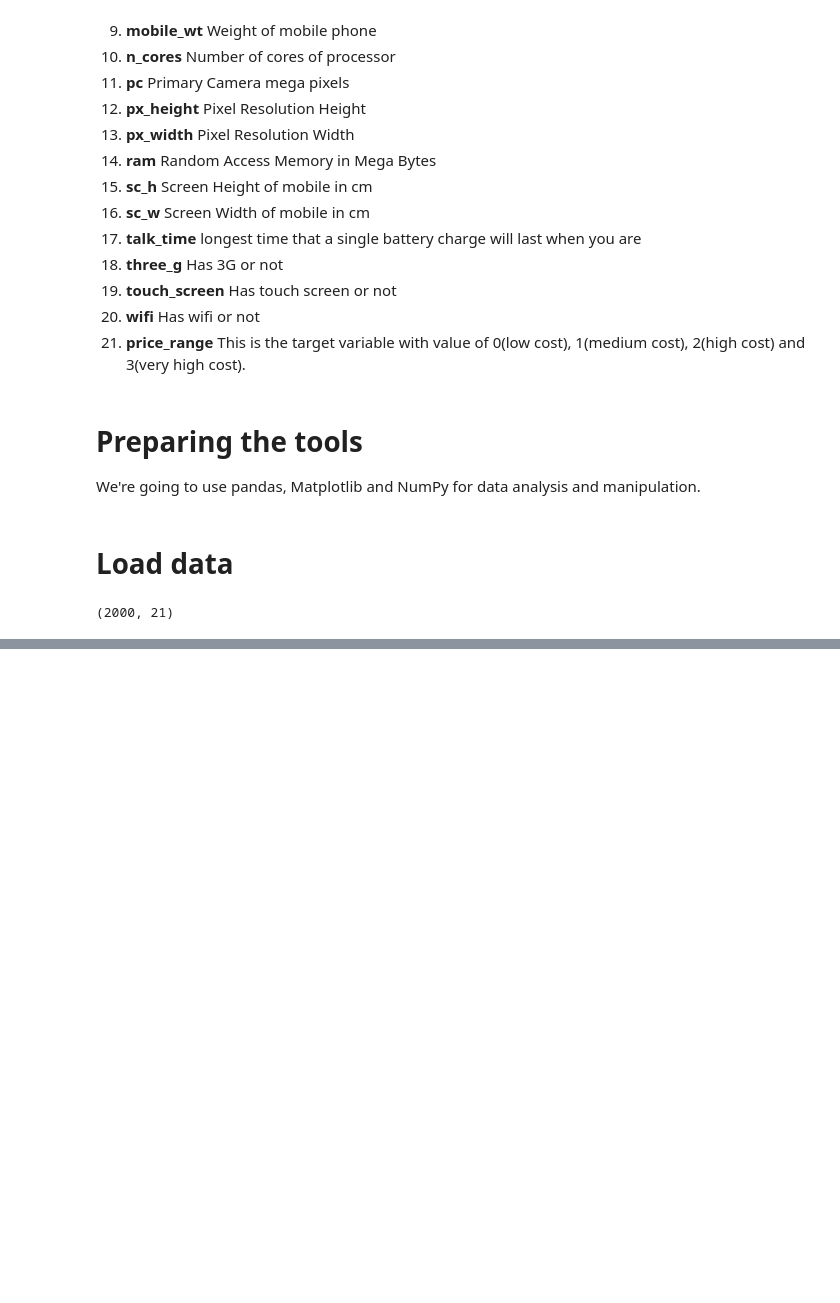
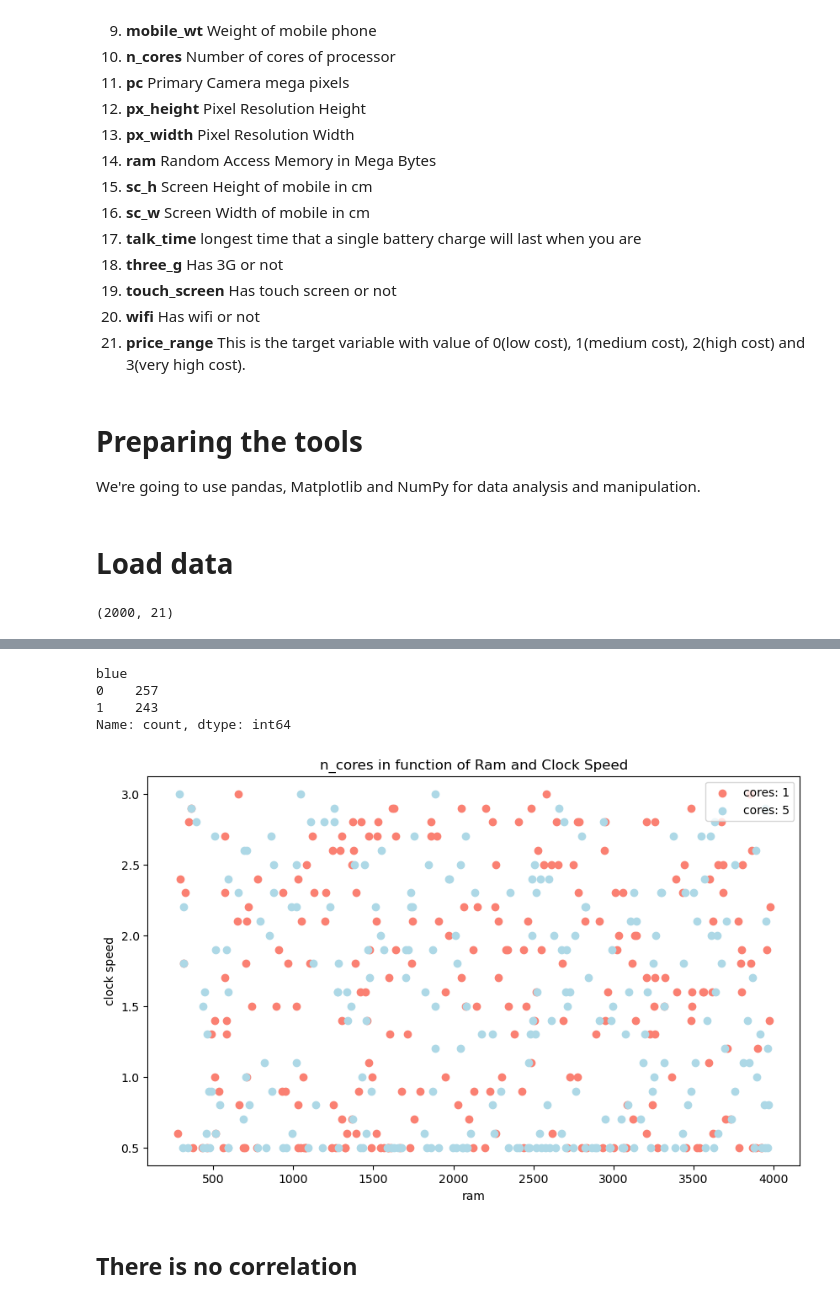
Before and after one commit to ryo873/mobile-price-classification, a Jupyter notebook: MobilePrice-Classification.ipynb, the cells around one changed output, grey strips where cells are left out. Drawn from its saved outputs; the diff is of its cells as text; code cells hidden in the pictures; blank space fills up the shorter version.

```diff
--- a/MobilePrice-Classification.ipynb
+++ b/MobilePrice-Classification.ipynb
@@ -108,0 +330,30 @@ print(df.shape) # (rows, columns)
+# %%
+df2_filtered_pr0.blue.value_counts()
+# %% [output]
+blue
+0    257
+1    243
+Name: count, dtype: int64
+# %%
+# Create another figure
+plt.figure(figsize=(10, 6))
+
+# Scatter with postivie examples
+plt.scatter(df["ram"][df["n_cores"] == 1],
+            df["clock_speed"][df["n_cores"] == 1],
+            c="salmon")
+
+# Scatter with negative examples
+plt.scatter(df["ram"][df["n_cores"] == 5],
+            df["clock_speed"][df["n_cores"] == 5],
+            c="lightblue")
+
+# Add some helpful info
+plt.title("n_cores in function of Ram and Clock Speed")
+plt.xlabel("ram")
+plt.ylabel("clock speed")
+plt.legend(["cores: 1", "cores: 5"]);
+# %% [output]
+[figure, added]
+# %% [markdown]
+## There is no correlation
```
Also changed, not shown: parts of 22 cells of this notebook.
